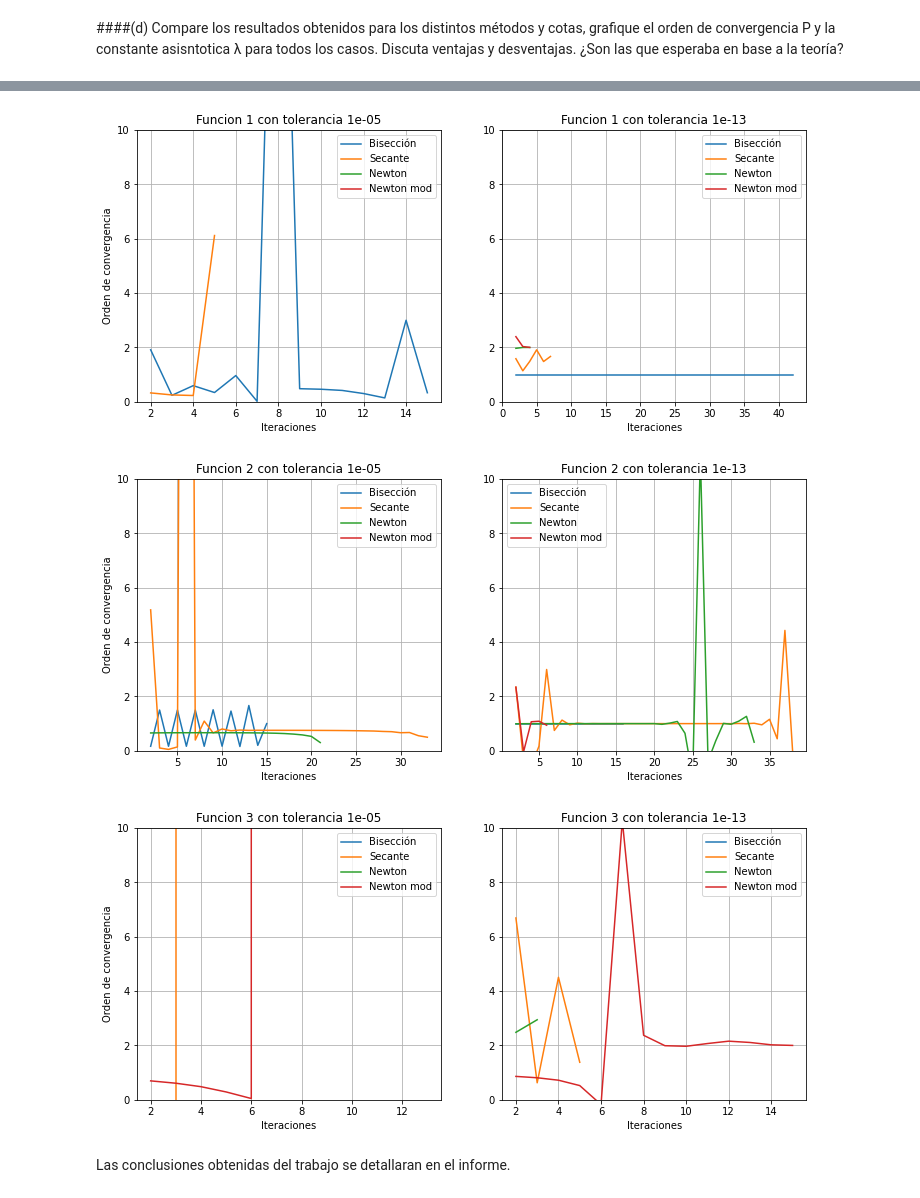
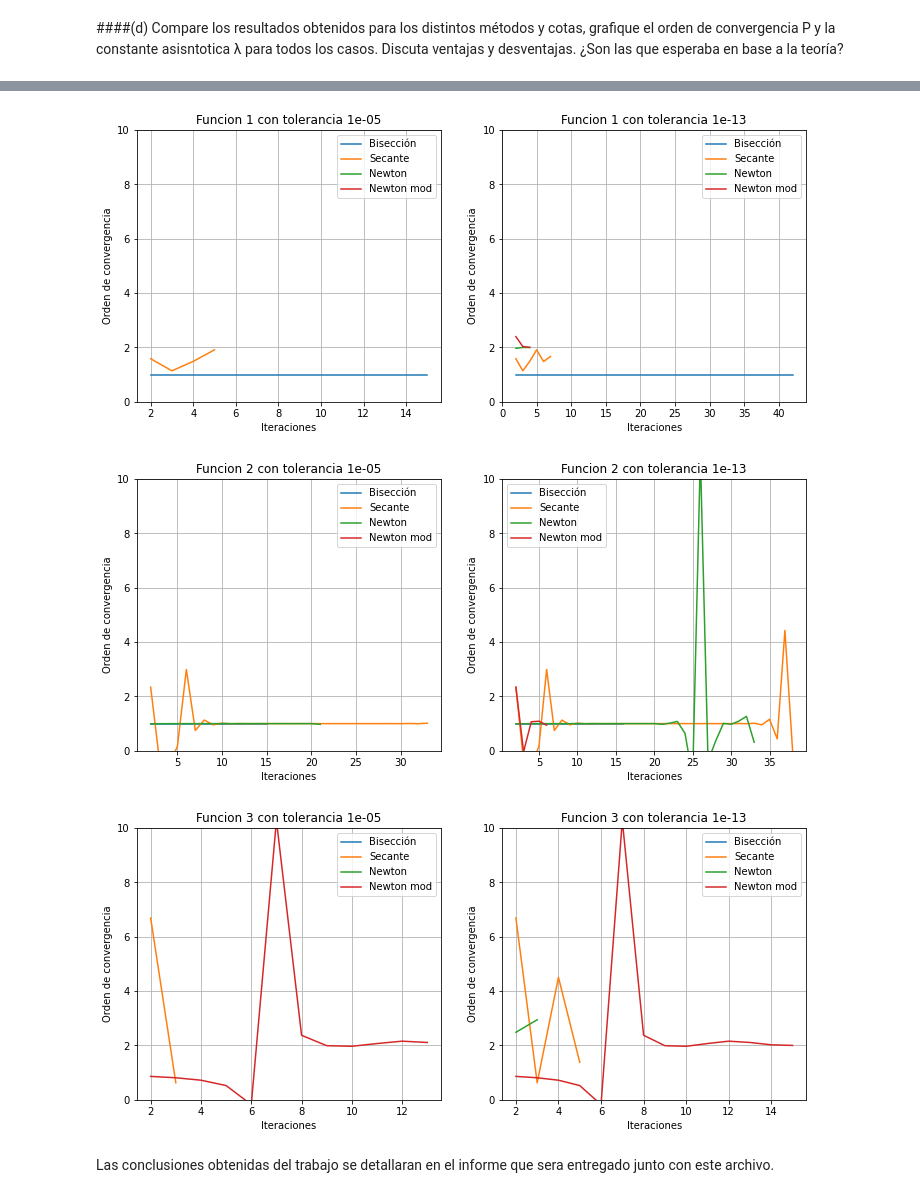
Before and after one commit to Melzr/Numerico, a Jupyter notebook: TP1/TP1.ipynb, the cells around one changed output, grey strips where cells are left out. Saved outputs shown, nothing was run; the diff lists cells and outputs as text; code cells hidden in the pictures.

```diff
--- a/TP1/TP1.ipynb
+++ b/TP1/TP1.ipynb
@@ -558,10 +558,10 @@ def calcular_convergencia(historial):
 
 def graficar_convergencia(f, df, ddf, semilla, semilla_1, semilla_2, cota_error_1, cota_error_2, nombre_funcion):
 
-  convergencia_biseccion = calcular_constante_asintotica(biseccion(0, 2, f, cota_error_1, max_iteraciones))
-  convergencia_secante = calcular_constante_asintotica(secante(f, semilla_1, semilla_2, cota_error_1, max_iteraciones))
-  convergencia_newton = calcular_constante_asintotica(newton_raphson(semilla, f, df, 100, cota_error_1))
-  convergencia_newton_mod = calcular_constante_asintotica(newton_raphson_modificado(semilla, f, df, ddf, 100, cota_error_1))
+  convergencia_biseccion = calcular_convergencia(biseccion(0, 2, f, cota_error_1, max_iteraciones))
+  convergencia_secante = calcular_convergencia(secante(f, semilla_1, semilla_2, cota_error_1, max_iteraciones))
+  convergencia_newton = calcular_convergencia(newton_raphson(semilla, f, df, 100, cota_error_1))
+  convergencia_newton_mod = calcular_convergencia(newton_raphson_modificado(semilla, f, df, ddf, 100, cota_error_1))
 
   fig, axs = plt.subplots(1,2,figsize=(12,5))
   axs[0].plot(convergencia_biseccion, label='Bisección')
@@ -570,36 +570,36 @@ def graficar_convergencia(f, df, ddf, semilla, semilla_1, semilla_2, cota_error_
   axs[0].plot(convergencia_newton_mod, label='Newton mod')
   axs[0].set_ylim([0, 10])
   axs[0].set_xlabel('Iteraciones')
   axs[0].set_ylabel('Orden de convergencia')
   axs[0].set_title(nombre_funcion + ' con tolerancia ' + str(cota_error_1))
   axs[0].grid()
   axs[0].legend()
 
   convergencia_biseccion = calcular_convergencia(biseccion(0, 2, f, cota_error_2, max_iteraciones))
   convergencia_secante = calcular_convergencia(secante(f, semilla_1, semilla_2, cota_error_2, max_iteraciones))
   convergencia_newton = calcular_convergencia(newton_raphson(semilla, f, df, 100, cota_error_2))
   convergencia_newton_mod = calcular_convergencia(newton_raphson_modificado(semilla, f, df, ddf, 100, cota_error_2))
 
   axs[1].plot(convergencia_biseccion, label='Bisección')
   axs[1].plot(convergencia_secante, label='Secante')
   axs[1].plot(convergencia_newton, label='Newton')
   axs[1].plot(convergencia_newton_mod, label='Newton mod')
   axs[1].set_ylim([0, 10])
   axs[1].set_xlabel('Iteraciones')
-  axs[0].set_ylabel('Orden de convergencia')
+  axs[1].set_ylabel('Orden de convergencia')
   axs[1].set_title(nombre_funcion + ' con tolerancia ' + str(cota_error_2))
   axs[1].grid()
   axs[1].legend()
 
   plt.show()
   #print(ns)
 
 graficar_convergencia(f1, df1, ddf1, 1, 0, 2, cota_1, cota_2, 'Funcion 1')
 graficar_convergencia(f2, df2, ddf2, 1, 0, 2, cota_1, cota_2, 'Funcion 2')
 graficar_convergencia(f3, df3, ddf3, 1.7, 1.4, 1.7, cota_1, cota_2, 'Funcion 3')
 # %% [output]
-[figure, old version]
+[figure, new version]
-[figure, old version]
+[figure, new version]
-[figure, old version]
+[figure, new version]
 # %% [markdown]
-Las conclusiones obtenidas del trabajo se detallaran en el informe.
+Las conclusiones obtenidas del trabajo se detallaran en el informe que sera entregado junto con este archivo.
```
Also changed, not shown: parts of 3 cells of this notebook, 5 other files.
